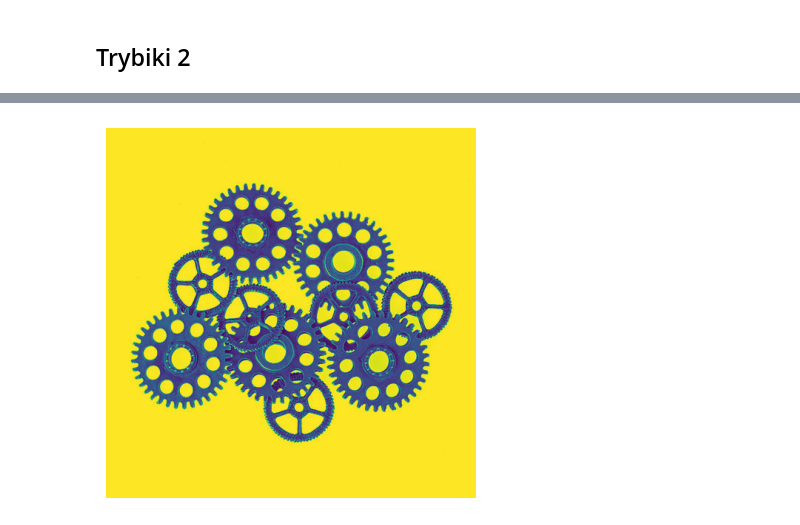
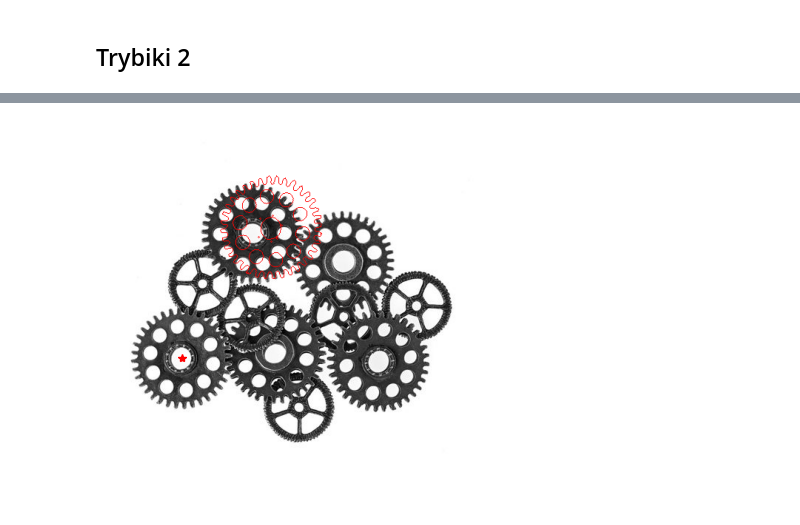
Before and after one commit to romannowak9/zaawansowane_alg_wizyjne, a Jupyter notebook: lab8_hough/lab08_hough.ipynb, the cells around one changed output, grey strips where cells are left out. Drawn from its saved outputs; the diff is of its cells as text; code cells hidden in the pictures.

```diff
--- a/lab8_hough/lab08_hough.ipynb
+++ b/lab8_hough/lab08_hough.ipynb
@@ -59,6 +63,6 @@ Rtable, trybik_cnt, center_x, center_y = create_r_table("trybik.jpg", 130)
 # %% [markdown]
 ## Trybiki 2
 # %%
-grad_magnitude, grad_orientation, contours, center_y, center_x = get_grad_and_cnts("trybiki2.jpg", 200, -1)
+grad_magnitude, grad_orientation, contours, center_y, center_x = get_grad_and_cnts("trybiki2.jpg", 220, -1)
 # %% [output]
 [figure]
@@ -97,20 +99,21 @@ print(max_y, max_x)
 # %%
-trybik = cv2.imread("trybik.jpg")
-trybiki2 = cv2.imread("trybiki2.jpg", 0)
-
-# plt.axis("off")
-# plt.plot(max_x, max_y, 'r*')
-# img_contours = cv2.merge([trybiki2, trybiki2, trybiki2])
-# for cnt in trybik_cnt:
-#     dx = max_x - int(center_x)
-#     dy = max_y - int(center_y)
-#     shifted = cnt + np.array([dx, dy])
-#     cv2.drawContours(img_contours, [shifted], -1, (255, 0, 0), 1)
+# trybik = cv2.imread("trybik.jpg")
+trybiki2 = cv2.imread("trybiki2.jpg", cv2.IMREAD_GRAYSCALE)
 
 
-cv2.drawContours(trybiki2, tryb, -1, (255, 0, 0), 1)
-plt.imshow(trybiki2)
+plt.plot(max_x, max_y, 'r*')
+img_contours = cv2.merge([trybiki2, trybiki2, trybiki2])
+shifted_contours = list()
+dx = max_x - int(center_x)
+dy = max_y - int(center_y)
+for cnts in trybik_cnt:
+    shifted_contours.append(cnts + np.array([dx, dy]))
+
+cv2.drawContours(img_contours, shifted_contours, -1, (255, 0, 0), 1)
+
+
+plt.imshow(img_contours)
 plt.axis("off")
 plt.show()
 # %% [output]
-[figure, old version]
+[figure, new version]
```
Also changed, not shown: parts of 3 cells of this notebook, 1 other file.
